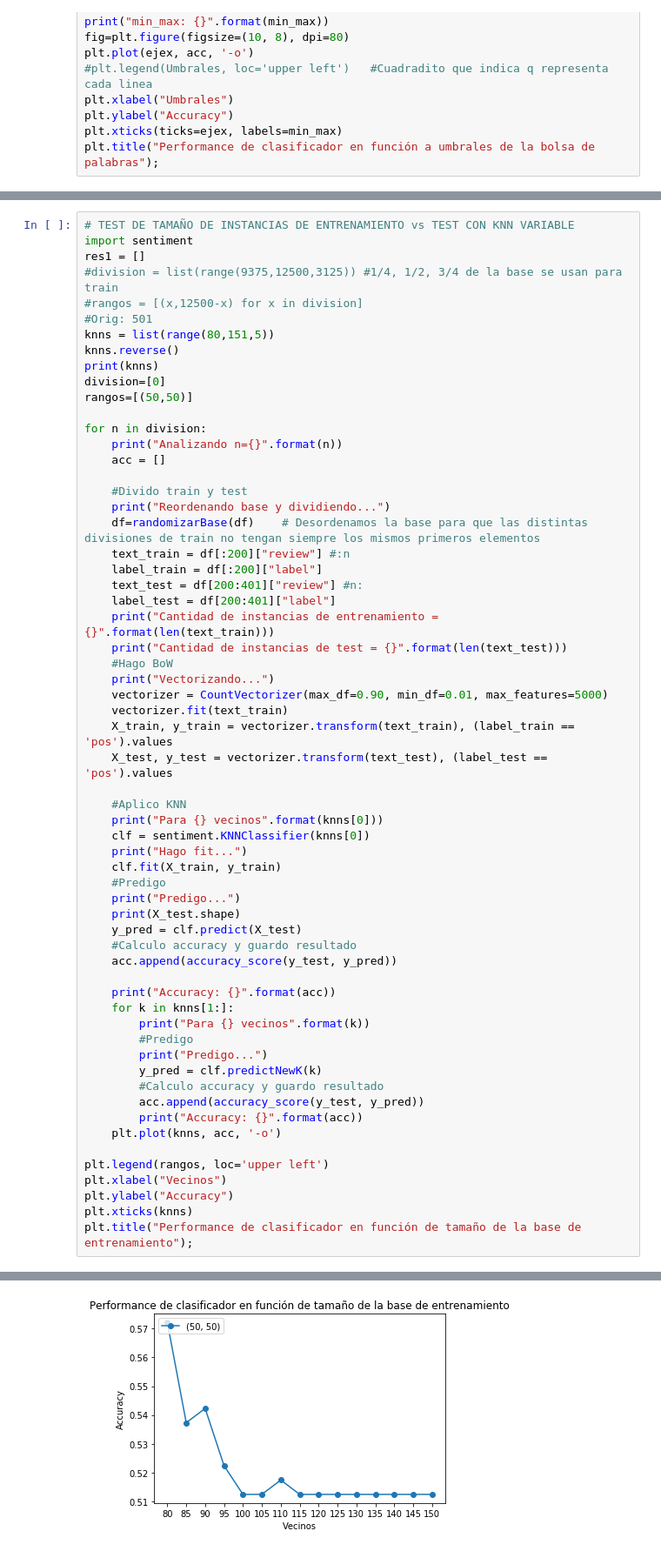
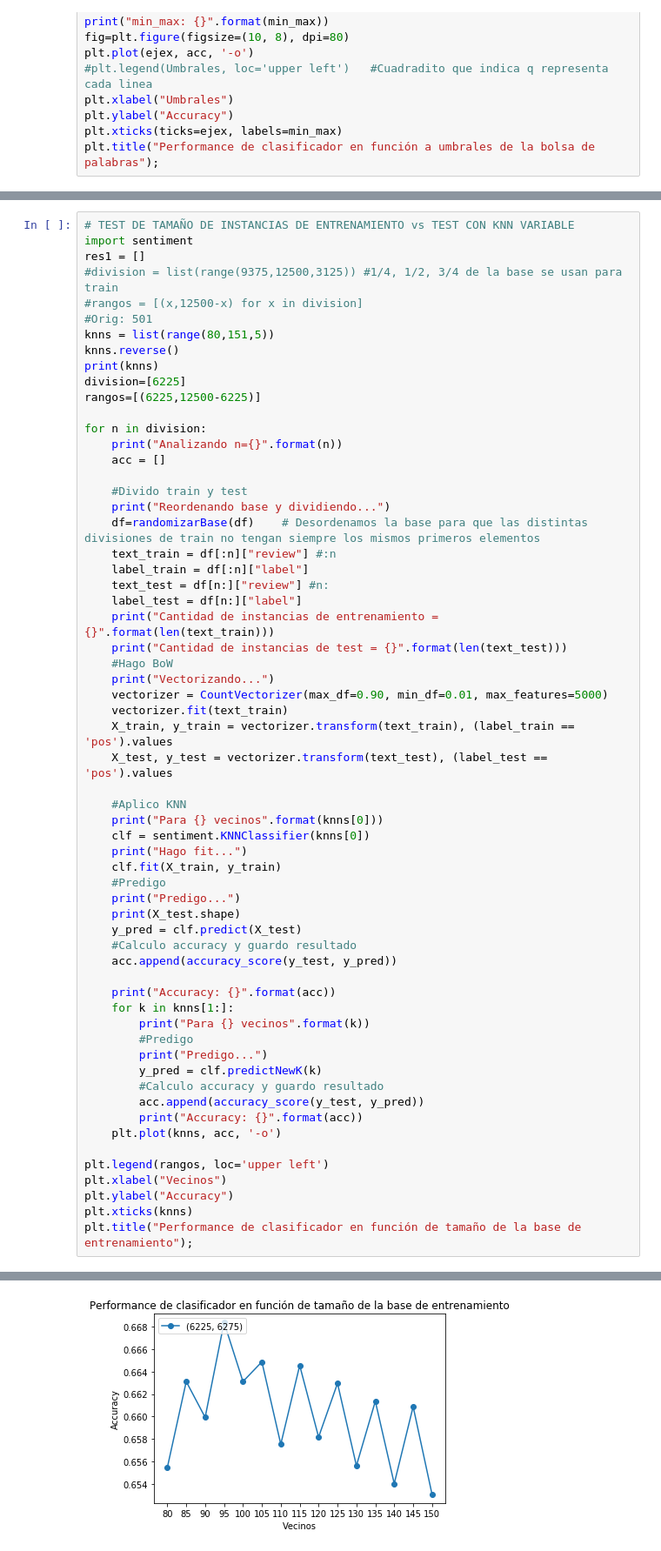
Before and after one commit to jrabinowicz/KNN, a Jupyter notebook: notebooks/knn.ipynb, the cells around one changed output, grey strips where cells are left out. Shown at 87% size. Saved outputs shown, nothing was run; the diff lists cells and outputs as text.

```diff
--- a/notebooks/knn.ipynb
+++ b/notebooks/knn.ipynb
@@ -304,8 +312,8 @@ res1 = []
 knns = list(range(80,151,5))
 knns.reverse()
 print(knns)
-division=[0]
-rangos=[(50,50)]
+division=[6225]
+rangos=[(6225,12500-6225)]
 
 for n in division:
     print("Analizando n={}".format(n))
@@ -314,10 +322,10 @@ for n in division:
     #Divido train y test
     print("Reordenando base y dividiendo...")
     df=randomizarBase(df)    # Desordenamos la base para que las distintas divisiones de train no tengan siempre los mismos primeros elementos
-    text_train = df[:200]["review"] #:n
-    label_train = df[:200]["label"]
-    text_test = df[200:401]["review"] #n:
-    label_test = df[200:401]["label"]
+    text_train = df[:n]["review"] #:n
+    label_train = df[:n]["label"]
+    text_test = df[n:]["review"] #n:
+    label_test = df[n:]["label"]
     print("Cantidad de instancias de entrenamiento = {}".format(len(text_train)))
     print("Cantidad de instancias de test = {}".format(len(text_test)))
     #Hago BoW
@@ -376 +384 @@ Accuracy: [0.5124378109452736, 0.5124378109452736, 0.5124378109452736, 0.5124378
-[figure, old version]
+[figure, new version]
```
Also changed, not shown: parts of 2 cells of this notebook, 1 other file.
